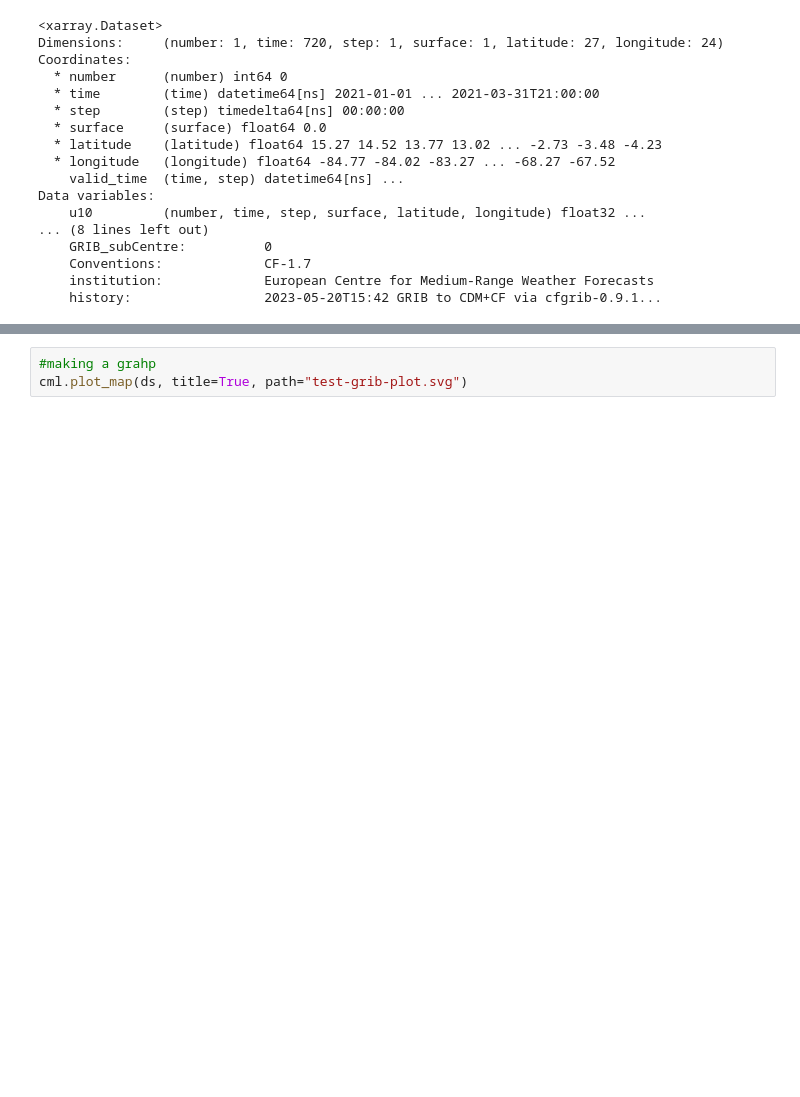
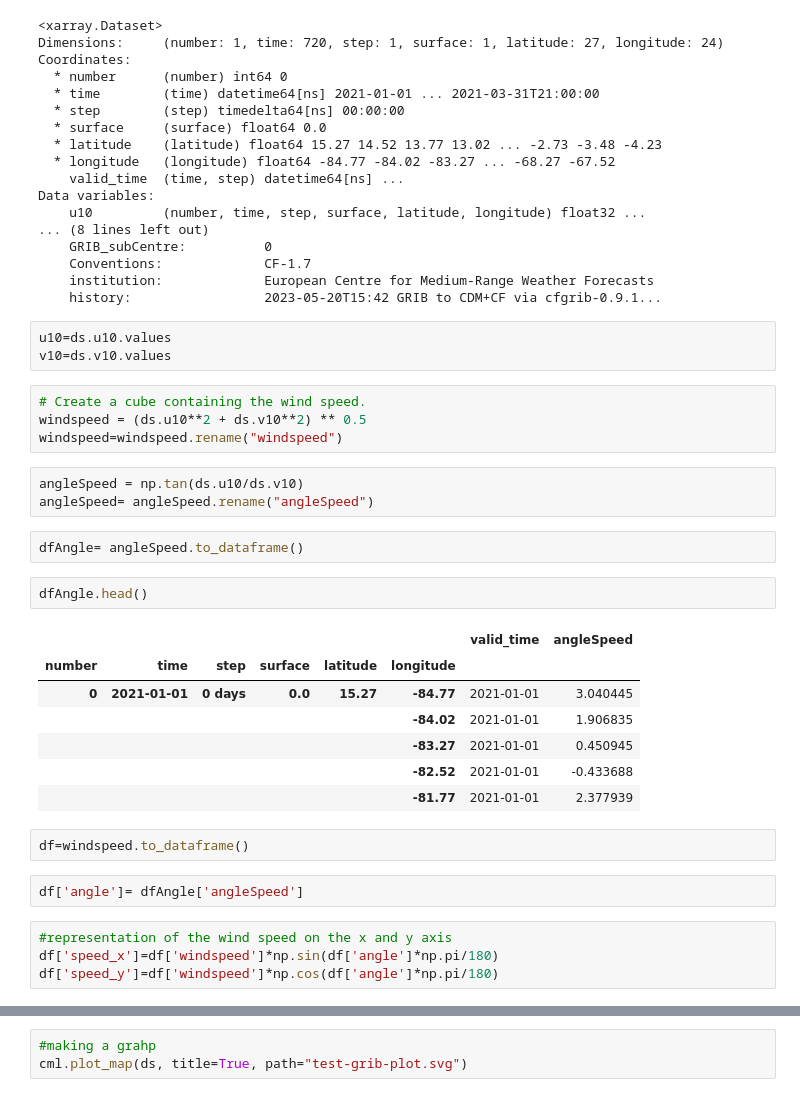
Before and after one commit to glohalo/wind_project, a Jupyter notebook: wind_project.ipynb, the cells around one changed output, grey strips where cells are left out. Cells and saved outputs as stored; diff of their text form; blank space fills up the shorter version.

```diff
--- a/wind_project.ipynb
+++ b/wind_project.ipynb
@@ -39,3 +60,33 @@ Data variables:
     Conventions:             CF-1.7
     institution:             European Centre for Medium-Range Weather Forecasts
     history:                 2023-05-20T15:42 GRIB to CDM+CF via cfgrib-0.9.1...
+# %%
+u10=ds.u10.values
+v10=ds.v10.values
+# %%
+# Create a cube containing the wind speed.
+windspeed = (ds.u10**2 + ds.v10**2) ** 0.5
+windspeed=windspeed.rename("windspeed")
+# %%
+angleSpeed = np.tan(ds.u10/ds.v10)
+angleSpeed= angleSpeed.rename("angleSpeed")
+# %%
+dfAngle= angleSpeed.to_dataframe()
+# %%
+dfAngle.head()
+# %% [output]
+|  |  |  |  |  |  | valid_time | angleSpeed |
+| number | time | step | surface | latitude | longitude |  |  |
+| 0 | 2021-01-01 | 0 days | 0.0 | 15.27 | -84.77 | 2021-01-01 | 3.040445 |
+|  |  |  |  |  | -84.02 | 2021-01-01 | 1.906835 |
+|  |  |  |  |  | -83.27 | 2021-01-01 | 0.450945 |
+|  |  |  |  |  | -82.52 | 2021-01-01 | -0.433688 |
+|  |  |  |  |  | -81.77 | 2021-01-01 | 2.377939 |
+# %%
+df=windspeed.to_dataframe()
+# %%
+df['angle']= dfAngle['angleSpeed']
+# %%
+#representation of the wind speed on the x and y axis
+df['speed_x']=df['windspeed']*np.sin(df['angle']*np.pi/180)
+df['speed_y']=df['windspeed']*np.cos(df['angle']*np.pi/180)
```
Also changed, not shown: parts of 9 cells of this notebook, 2 other files.
